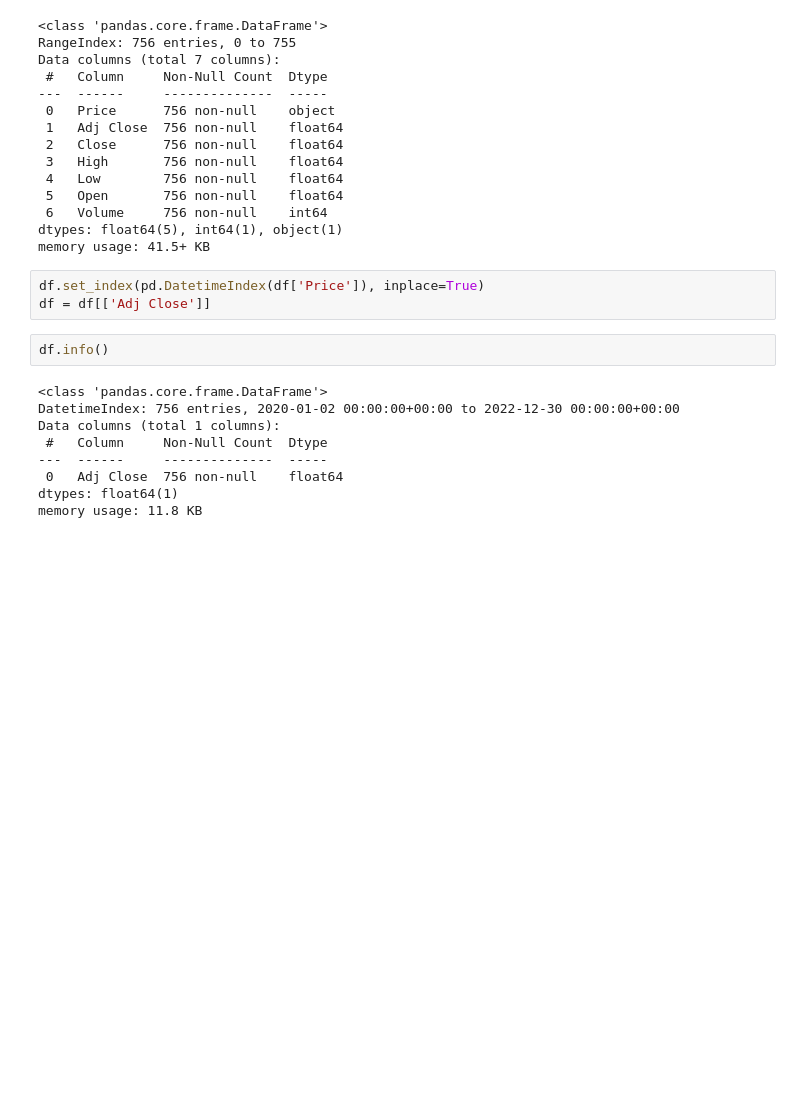
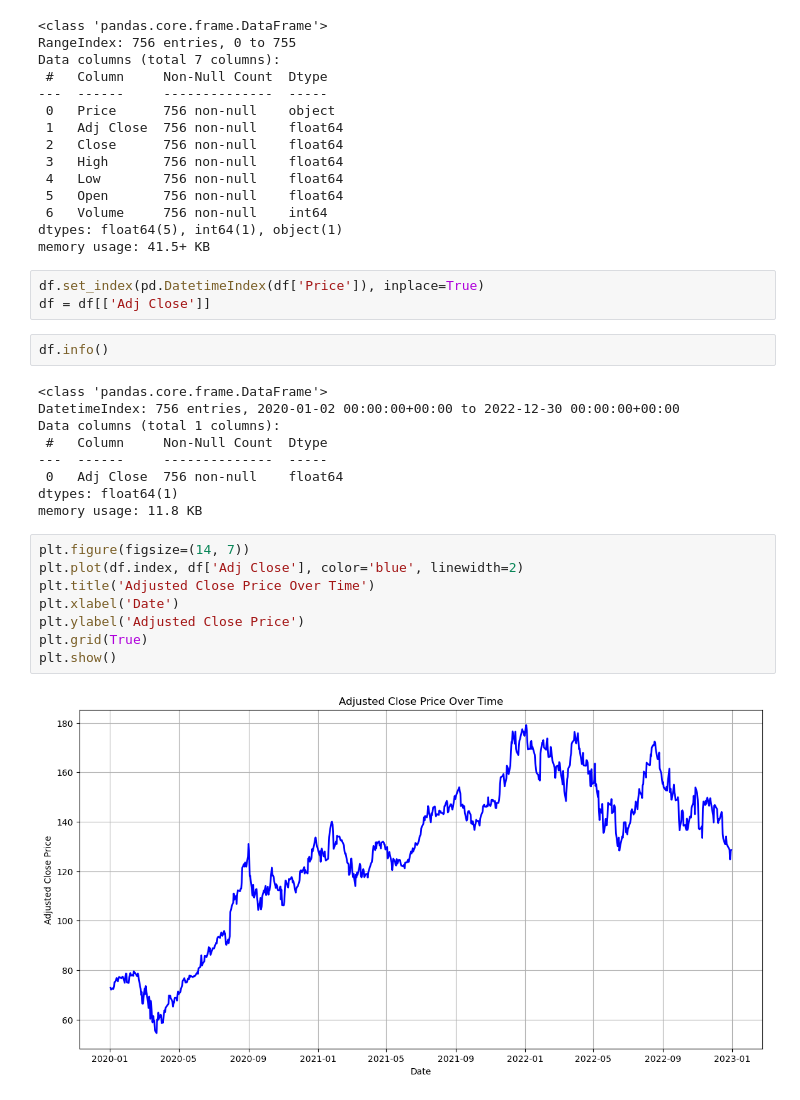
Before and after one commit to the-madhankumar/Stock_data, a Jupyter notebook: main.ipynb, the cells around one changed output. Cells and saved outputs as stored; diff of their text form; blank space fills up the shorter version.

```diff
--- a/main.ipynb
+++ b/main.ipynb
@@ -57,3 +57,13 @@ Data columns (total 1 columns):
  0   Adj Close  756 non-null    float64
 dtypes: float64(1)
 memory usage: 11.8 KB
+# %%
+plt.figure(figsize=(14, 7))
+plt.plot(df.index, df['Adj Close'], color='blue', linewidth=2)
+plt.title('Adjusted Close Price Over Time')
+plt.xlabel('Date')
+plt.ylabel('Adjusted Close Price')
+plt.grid(True)
+plt.show()
+# %% [output]
+[figure, added]
```
